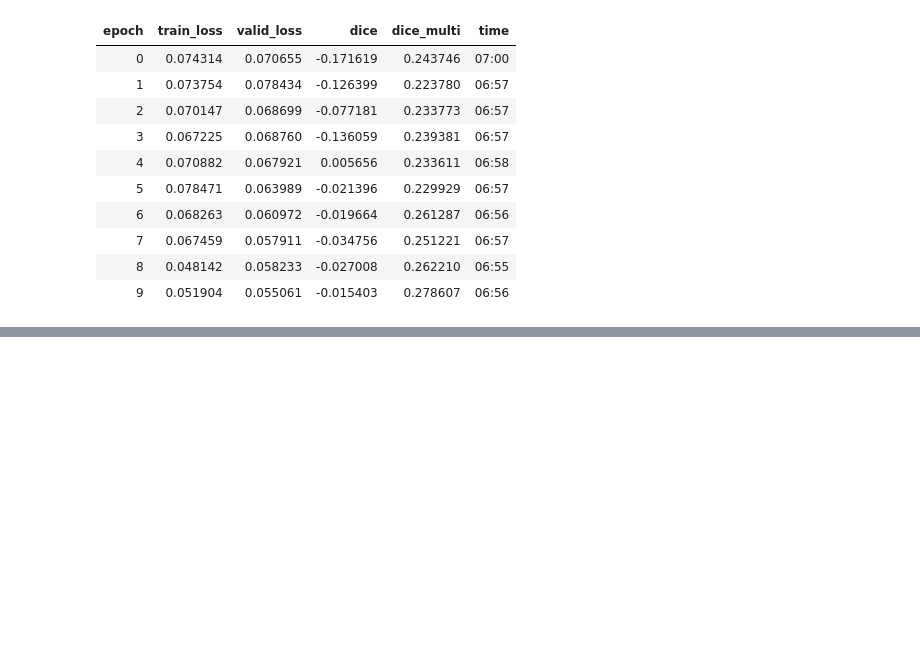
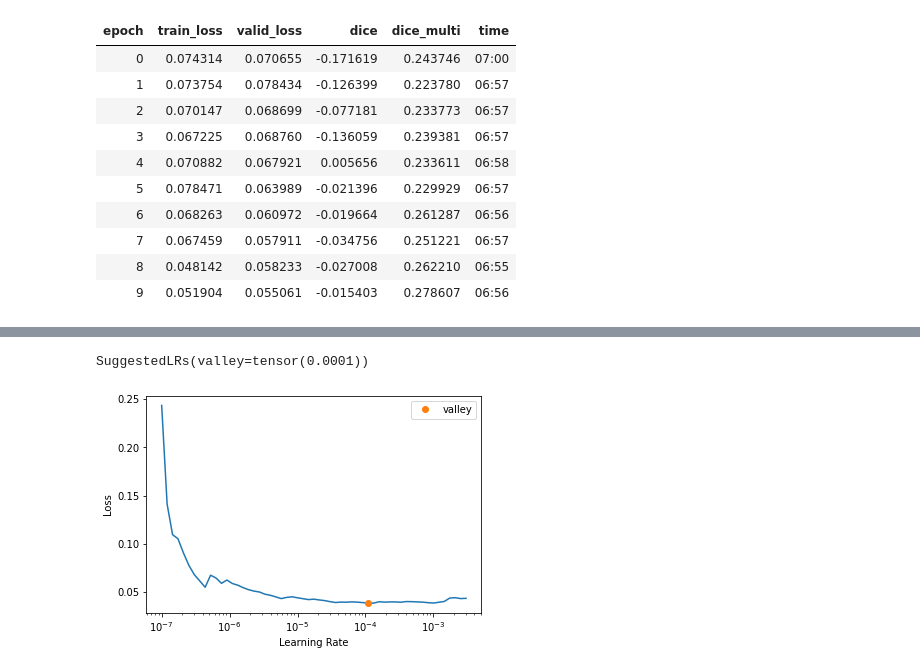
Before and after one commit to bilalcodehub/severstal-steel-defects-detection, a Jupyter notebook: 04_FullTrainingPipeline.ipynb, the cells around one changed output, grey strips where cells are left out. Saved outputs shown, nothing was run; the diff lists cells and outputs as text; code cells hidden in the pictures; blank space fills up the shorter version.

```diff
--- a/04_FullTrainingPipeline.ipynb
+++ b/04_FullTrainingPipeline.ipynb
@@ -302,0 +355,3 @@ learn.fine_tune(10, base_lr=1e-2)
+# %%
+learn.lr_find()
+# %% [output]
@@ -302,0 +359,2 @@ learn.fine_tune(10, base_lr=1e-2)
+SuggestedLRs(valley=tensor(0.0001))
+[figure, added]
```
Also changed, not shown: parts of 37 cells of this notebook.
